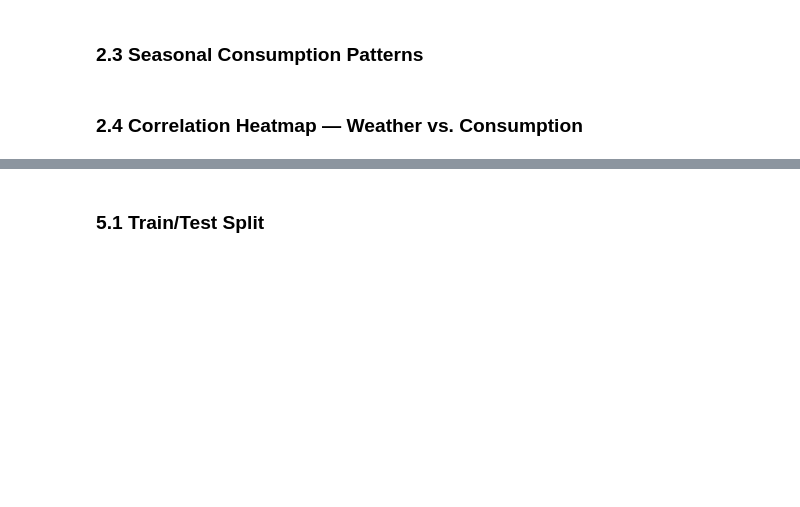
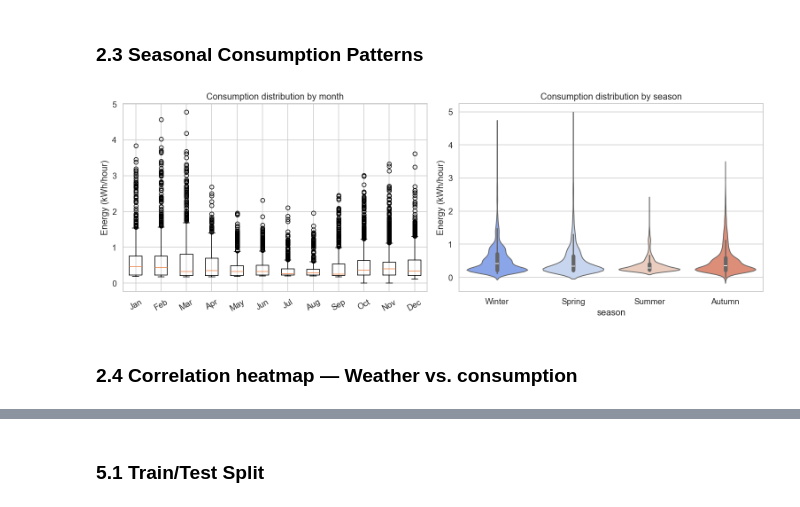
Before and after one commit to tersor/dat803, a Jupyter notebook: delivery03-exam-london/analysis.ipynb, the cells around one changed output, grey strips where cells are left out. Cells and saved outputs as stored; diff of their text form; code cells hidden in the pictures; blank space fills up the shorter version.

```diff
--- a/delivery03-exam-london/analysis.ipynb
+++ b/delivery03-exam-london/analysis.ipynb
@@ -210,37 +296,39 @@ df_tmp = df.copy()
 df_tmp['month'] = df_tmp.index.month
 df_tmp['season'] = df_tmp['month'].map({
     12:'Winter', 1:'Winter', 2:'Winter',
     3:'Spring', 4:'Spring', 5:'Spring',
     6:'Summer', 7:'Summer', 8:'Summer',
     9:'Autumn', 10:'Autumn', 11:'Autumn'
 })
 
 fig, axes = plt.subplots(1, 2, figsize=(14, 5))
 
 # Box plot by month
 monthly = df_tmp.groupby('month')['energy_kwh'].apply(list)
 month_labels = ['Jan','Feb','Mar','Apr','May','Jun','Jul','Aug','Sep','Oct','Nov','Dec']
 axes[0].boxplot(
     [df_tmp[df_tmp['month']==m]['energy_kwh'].values for m in range(1,13)],
     labels=month_labels
 )
-axes[0].set_title('Consumption Distribution by Month')
+axes[0].set_title('Consumption distribution by month')
 axes[0].set_ylabel('Energy (kWh/hour)')
 axes[0].tick_params(axis='x', rotation=30)
 
 # Violin by season
 season_order = ['Winter','Spring','Summer','Autumn']
 sns.violinplot(
     data=df_tmp, x='season', y='energy_kwh',
     order=season_order, palette='coolwarm', ax=axes[1]
 )
-axes[1].set_title('Consumption Distribution by Season')
+axes[1].set_title('Consumption distribution by season')
 axes[1].set_ylabel('Energy (kWh/hour)')
 
 plt.tight_layout()
 plt.show()
+# %% [output]
+[figure, added]
 # %% [markdown]
-### 2.4 Correlation Heatmap — Weather vs. Consumption
+### 2.4 Correlation heatmap — Weather vs. consumption
 # %%
 corr_cols = ['energy_kwh', 'temperature', 'windSpeed', 'humidity',
              'pressure', 'sunshine', 'precipitation', 'cloud_cover', 'snow_depth']
```
Also changed, not shown: parts of 47 cells of this notebook.
